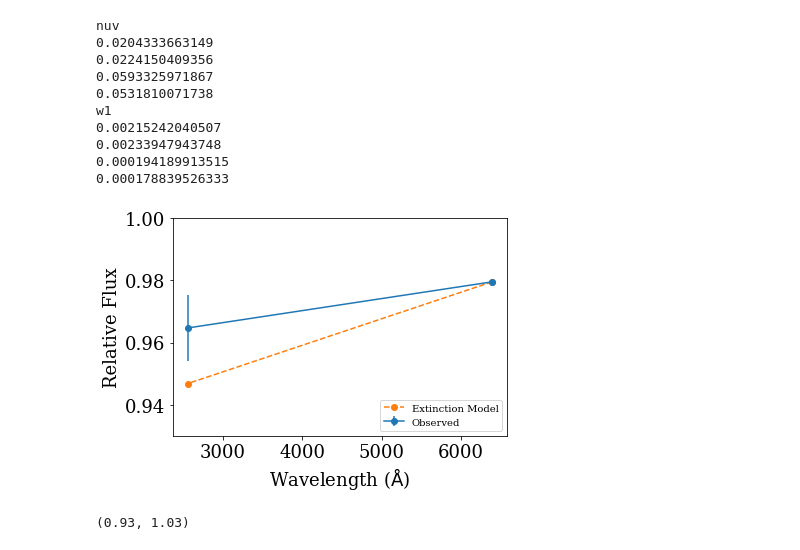
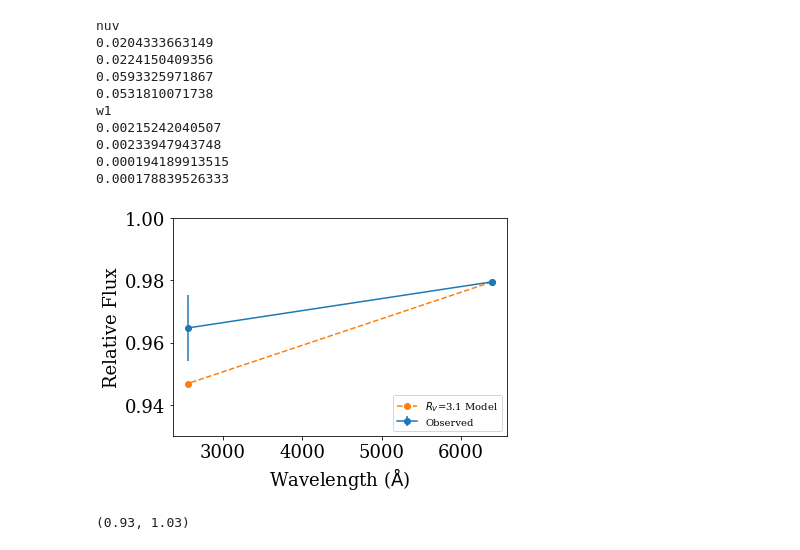
Before and after one commit to jradavenport/GALEX_Boyajian, a Jupyter notebook: explore.ipynb, the cells around one changed output. Drawn from its saved outputs; the diff is of its cells as text; code cells hidden in the pictures.

```diff
--- a/explore.ipynb
+++ b/explore.ipynb
@@ -340,14 +341,14 @@ w1
 # %%
 plt.errorbar([wave_Kep, wave_NUV], [1-frac_kep, gflux[1]], yerr=[0, np.sqrt(np.sum(gerr**2))],
              label='Observed', marker='o')
-plt.plot([wave_Kep, wave_NUV], [1-frac_kep, frac_nuv], '--o', label='Extinction Model')
+plt.plot([wave_Kep, wave_NUV], [1-frac_kep, frac_nuv], '--o', label=r'$R_V$=3.1 Model')
 plt.legend(fontsize=10, loc='lower right')
 plt.xlabel(r'Wavelength ($\rm\AA$)')
 plt.ylabel('Relative Flux')
 plt.ylim(0.93,1)
-plt.savefig(target+'_extinction_model_1.png', dpi=150, bbox_inches='tight', pad_inches=0.25)
+plt.savefig(target+'_extinction_model_1.pdf', dpi=150, bbox_inches='tight', pad_inches=0.25)
 # %% [output]
-[figure, old version]
+[figure, new version]
 # %%
 plt.errorbar([wave_Kep, wave_W1], [1-frac_kep_w, wise_flux[1]], yerr=[0, np.sqrt(np.sum(wise_err**2))],
              label='Observed', marker='o')
```
Also changed, not shown: parts of 3 cells of this notebook, 1 other file.
